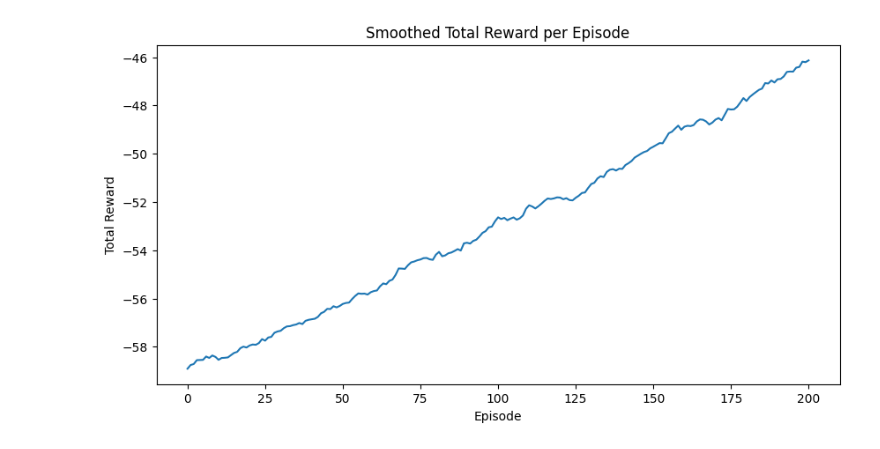
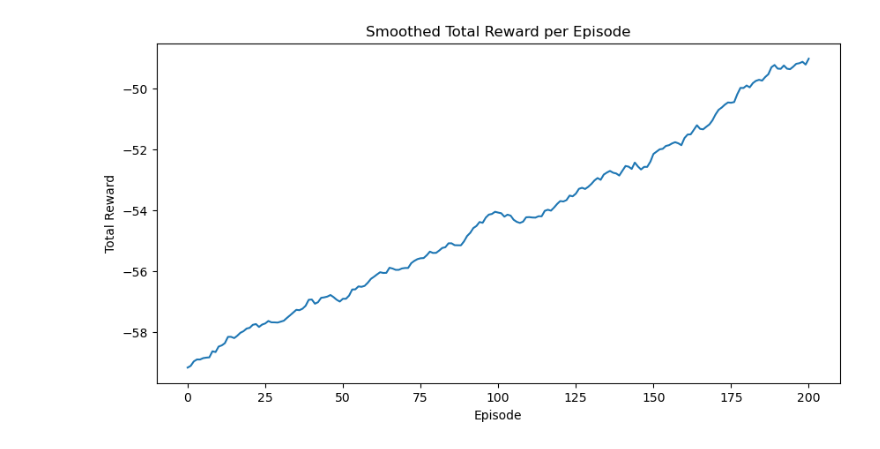
Before and after one commit to Real-Subzi/Reinforcement-Learning-Group-Project, a Jupyter notebook: testing/extractors/plotter.ipynb, the cells around one changed output. Saved outputs shown, nothing was run; the diff lists cells and outputs as text; code cells hidden in the pictures.

```diff
--- a/testing/extractors/plotter.ipynb
+++ b/testing/extractors/plotter.ipynb
@@ -1,27 +1,27 @@
 # %%
 import numpy as np
 import matplotlib.pyplot as plt
 
 # --- PLOTTING FUNCTION ---
 def plot_rewards(rewards, file_name, smoothing_window=100, save_path="plots"):
     smoothed = np.convolve(rewards, np.ones(smoothing_window)/smoothing_window, mode='valid')
     plt.figure(figsize=(10, 5))
     plt.plot(smoothed)
     plt.title("Smoothed Total Reward per Episode")
     plt.xlabel("Episode")
     plt.ylabel("Total Reward")
     plt.savefig(f"{save_path}/{file_name}.png")
     plt.show()
 
     # plt.figure(figsize=(10, 5))
     # plt.plot(rewards)
     # plt.title("Total Reward per Episode")
     # plt.xlabel("Episode")
     # plt.ylabel("Total Reward")
     # plt.savefig(f"{save_path}/{file_name}_rewards.png")
     # plt.show()
-file_name="dqn_gray_alpha_05_gamma09"
+file_name="dqn_gray_alpha_09_gamma09"
 rewards = np.load(f"arrays/{file_name}.npy")
 plot_rewards(rewards, file_name)
 # %% [output]
-[figure, old version]
+[figure, new version]
```
Also changed, not shown: parts of 1 cell of this notebook, 22 other files.
